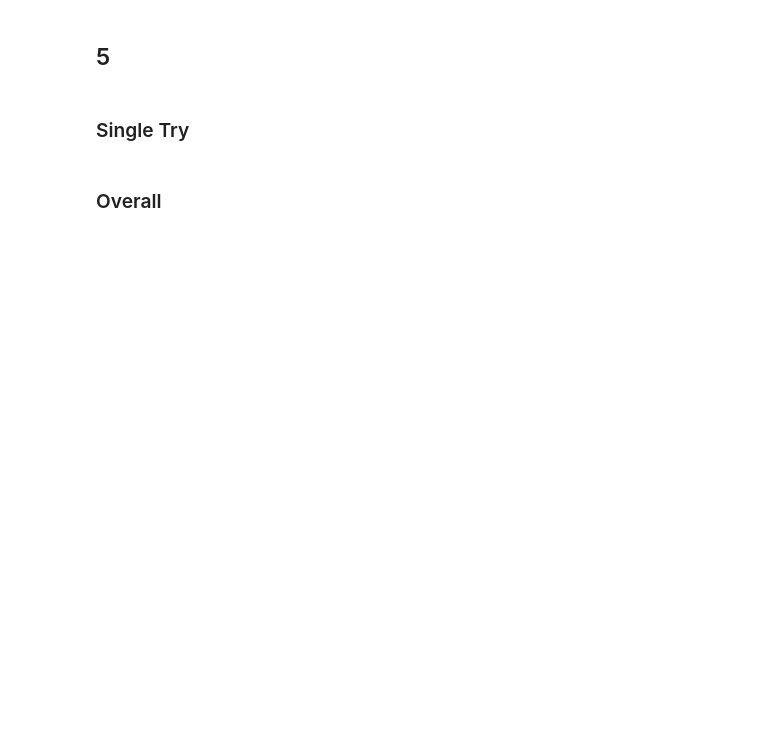
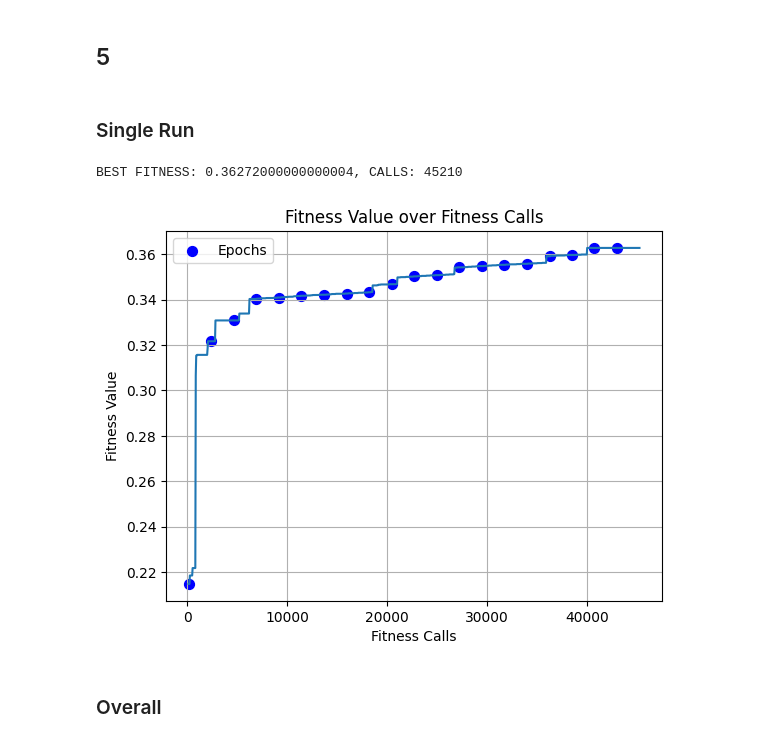
Before and after one commit to andrea-ga/computational-intelligence, a Jupyter notebook: labs/lab9/lab9.ipynb, the cells around one changed output. Saved outputs shown, nothing was run; the diff lists cells and outputs as text; code cells hidden in the pictures; blank space fills up the shorter version.

```diff
--- a/labs/lab9/lab9.ipynb
+++ b/labs/lab9/lab9.ipynb
@@ -454,25 +510,34 @@ print(best_avg)
 # %% [markdown]
 ## 5
 # %% [markdown]
-### Single Try
+### Single Run
 # %%
 fitness = lab9_lib.make_problem(5)
-num_epochs = 10
-num_generations = 100
-population_size = 20
+num_epochs = 20
+num_generations = 50
+population_size = 100
+offset_size = 25
 population = populate(fitness, population_size)
-mutation_probability = 0.15
+mutation_probability = 0.05
 
-best, calls, history, calls_history = ea(fitness, population, num_epochs, num_generations, mutation=flip_mutation, xover=uniform_xover, pop_size=population_size,
-                  off_size=20, tour_size=2, mut_prob=0.15, elitism=False, adapt_mut=True, elite_xover=True, adapt_xm=True)
+best, calls, history, calls_history = ea(fitness, population, num_epochs, num_generations, pop_size=population_size,
+                  off_size=offset_size, tour_size=2, mut_prob=mutation_probability, xover_prob=0.9, elitism=True, adapt_mut=True)
 
-print(f"BEST FITNESS: {best.fitness:.2%}, CALLS: {calls}")
+print(f"BEST FITNESS: {best.fitness}, CALLS: {calls}")
 plt.plot(calls_history, history)
 plt.title("Fitness Value over Fitness Calls")
 plt.xlabel("Fitness Calls")
 plt.ylabel("Fitness Value")
 plt.grid(True)
+best_index_list = [i for i in range(len(calls_history)) if i%num_generations == 0]
+highlighted_calls = [calls_history[i] for i in best_index_list]
+highlighted_values = [history[i] for i in best_index_list]
+plt.scatter(highlighted_calls, highlighted_values, color='blue', s=50, label='Epochs')
+plt.legend()
 plt.show()
+# %% [output]
+BEST FITNESS: 0.36272000000000004, CALLS: 45210
+[figure, added]
 # %% [markdown]
 ### Overall
 # %%
```
Also changed, not shown: parts of 17 cells of this notebook.
